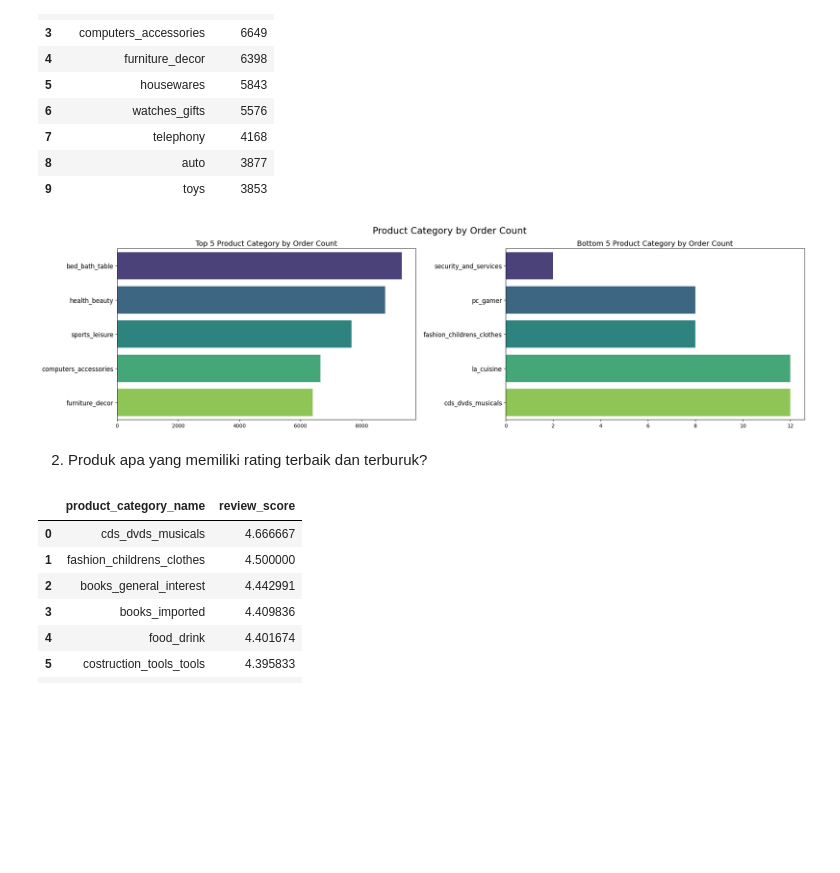
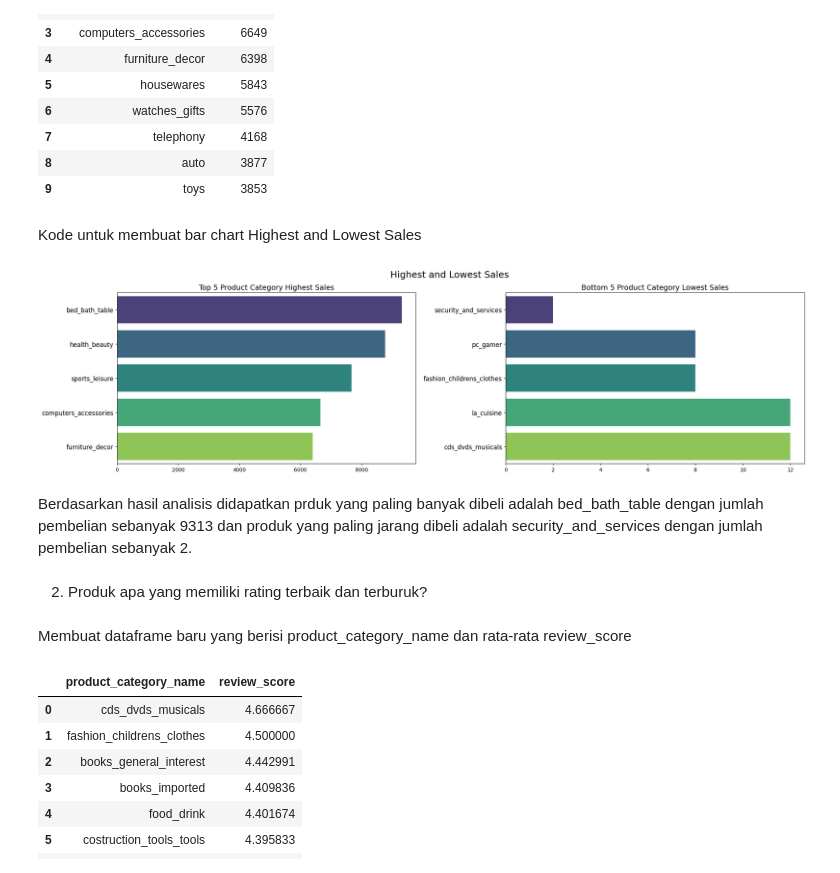
Before and after one commit to labibaf/E-Commerce_Data_Analysis, a Jupyter notebook: notebook.ipynb, the cells around one changed output. Cells and saved outputs as stored; diff of their text form; code cells hidden in the pictures; blank space fills up the shorter version.

```diff
--- a/notebook.ipynb
+++ b/notebook.ipynb
@@ -476,29 +510,35 @@ sum_order_items_df.head(10)
 | 7 | telephony | 4168 |
 | 8 | auto | 3877 |
 | 9 | toys | 3853 |
+# %% [markdown]
+Kode untuk membuat bar chart Highest and Lowest Sales
 # %%
 fig, ax =plt.subplots(nrows=1,ncols=2,figsize=(24,6))
 colors = sns.color_palette("viridis", len(sum_order_items_df.head(5)))
 
 sns.barplot(x='order_id',y='product_category_name',data=sum_order_items_df.head(5),ax=ax[0], palette=colors)
-ax[0].set_title('Top 5 Product Category by Order Count',fontsize=14)
+ax[0].set_title('Top 5 Product Category Highest Sales',fontsize=14)
 ax[0].set_ylabel(None)
 ax[0].set_xlabel(None)
 ax[0].tick_params(axis='y', labelsize=12)
 
 sns.barplot(x='order_id',y='product_category_name',data=sum_order_items_df.sort_values(by='order_id', ascending=True).head(5),ax=ax[1], palette=colors)
-ax[1].set_title('Bottom 5 Product Category by Order Count',fontsize=14)
+ax[1].set_title('Bottom 5 Product Category Lowest Sales',fontsize=14)
 ax[1].set_ylabel(None)
 ax[1].set_xlabel(None)
 ax[1].tick_params(axis='y', labelsize=12)
 
 plt.subplots_adjust(wspace=0.3)
-plt.suptitle('Product Category by Order Count',fontsize=18)
+plt.suptitle('Highest and Lowest Sales',fontsize=18)
 plt.show()
 # %% [output]
-[figure, old version]
+[figure, new version]
+# %% [markdown]
+Berdasarkan hasil analisis didapatkan prduk yang paling banyak dibeli adalah bed_bath_table dengan jumlah pembelian sebanyak 9313 dan produk yang paling jarang dibeli adalah security_and_services dengan jumlah pembelian sebanyak 2.
 # %% [markdown]
 2. Produk apa yang memiliki rating terbaik dan terburuk?
+# %% [markdown]
+Membuat dataframe baru yang berisi product_category_name dan rata-rata review_score
 # %%
 mean_review_score_df=final_df.groupby(by='product_category_name').review_score.mean().sort_values(ascending=False).reset_index()
 mean_review_score_df.head(10)
```
Also changed, not shown: parts of 26 cells of this notebook.
